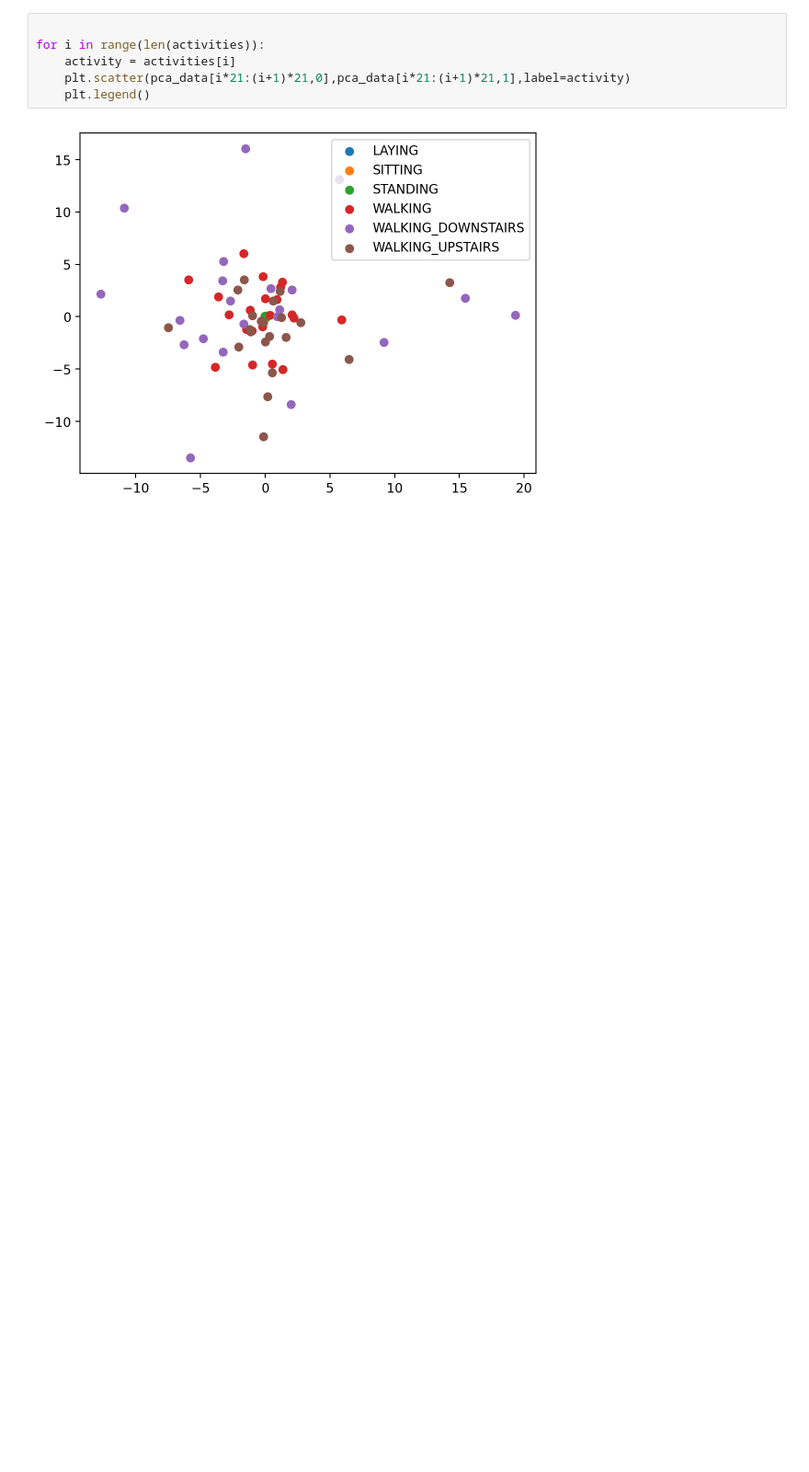
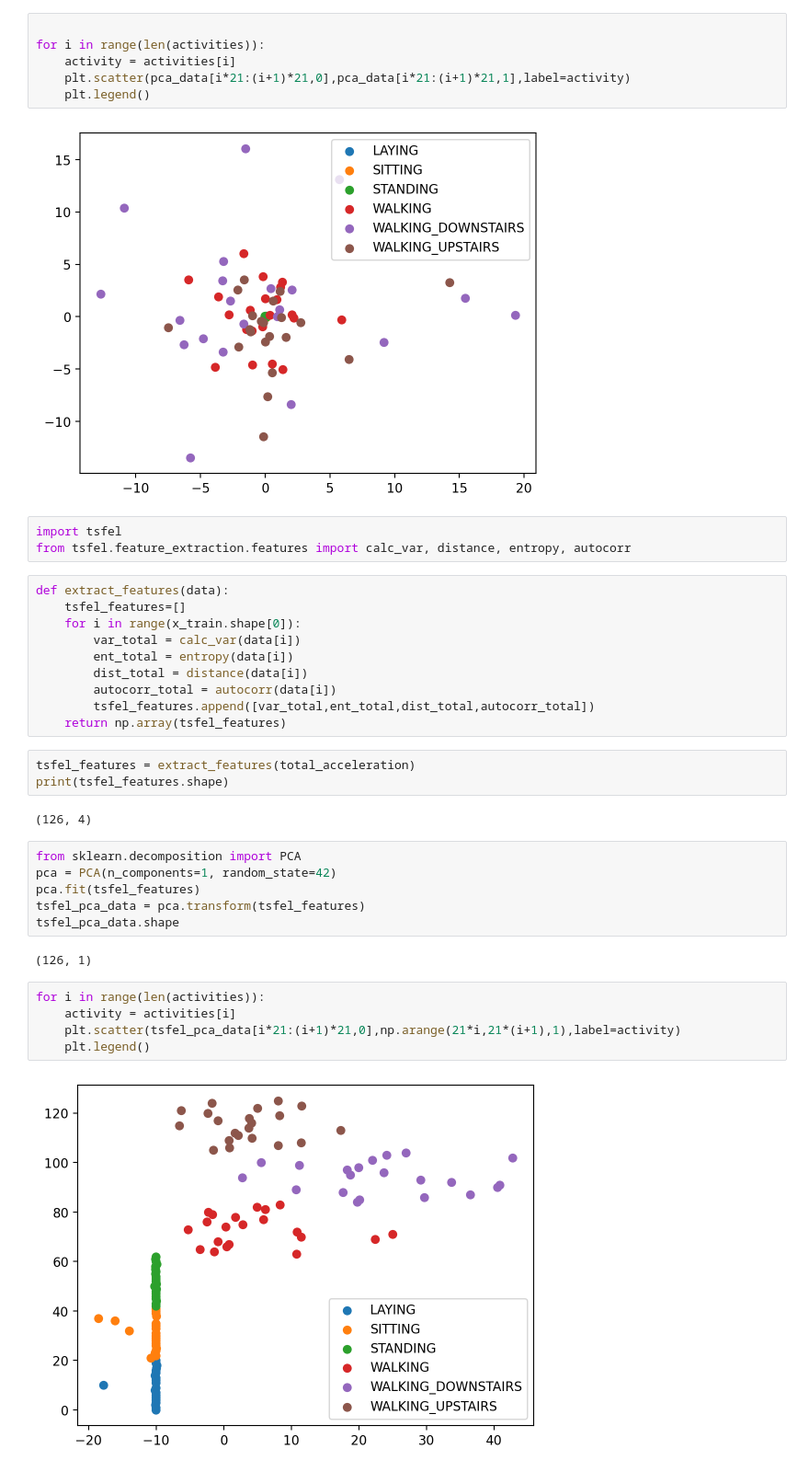
Before and after one commit to HarshilShah1804/ES335_Assignment1, a Jupyter notebook: HAR/HAR.ipynb, the cells around one changed output. Shown at 92% size. Saved outputs shown, nothing was run; the diff lists cells and outputs as text; blank space fills up the shorter version.

Commit message:
Update HAR.ipynb (TSFEL)

```diff
--- a/HAR/HAR.ipynb
+++ b/HAR/HAR.ipynb
@@ -102,3 +94,36 @@ for i in range(len(activities)):
     plt.legend()
 # %% [output]
 [figure]
+# %%
+import tsfel
+from tsfel.feature_extraction.features import calc_var, distance, entropy, autocorr
+# %%
+def extract_features(data):
+    tsfel_features=[]
+    for i in range(x_train.shape[0]):
+        var_total = calc_var(data[i])
+        ent_total = entropy(data[i])
+        dist_total = distance(data[i])
+        autocorr_total = autocorr(data[i])
+        tsfel_features.append([var_total,ent_total,dist_total,autocorr_total])
+    return np.array(tsfel_features)
+# %%
+tsfel_features = extract_features(total_acceleration)
+print(tsfel_features.shape)
+# %% [output]
+(126, 4)
+# %%
+from sklearn.decomposition import PCA
+pca = PCA(n_components=1, random_state=42)
+pca.fit(tsfel_features)
+tsfel_pca_data = pca.transform(tsfel_features)
+tsfel_pca_data.shape
+# %% [output]
+(126, 1)
+# %%
+for i in range(len(activities)):
+    activity = activities[i]
+    plt.scatter(tsfel_pca_data[i*21:(i+1)*21,0],np.arange(21*i,21*(i+1),1),label=activity)
+    plt.legend()
+# %% [output]
+[figure, added]
```
Also changed, not shown: parts of 1 cell of this notebook, 1 other file.
